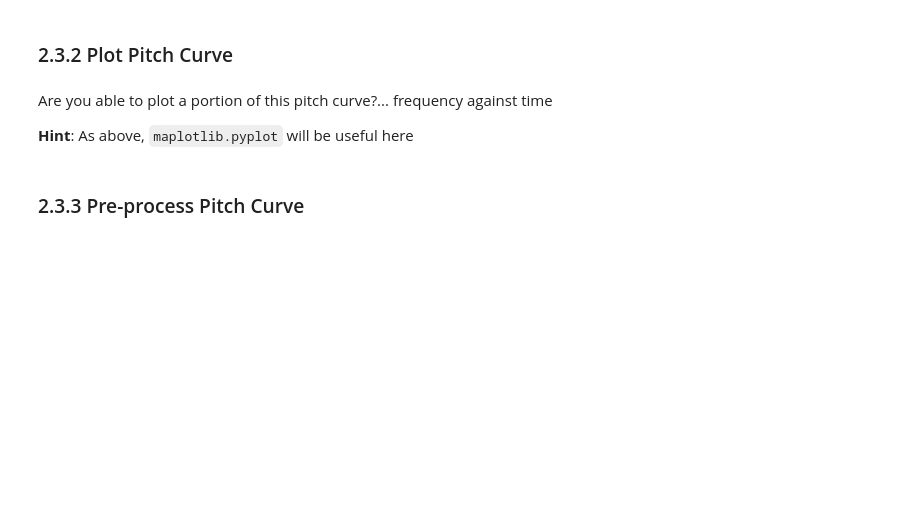
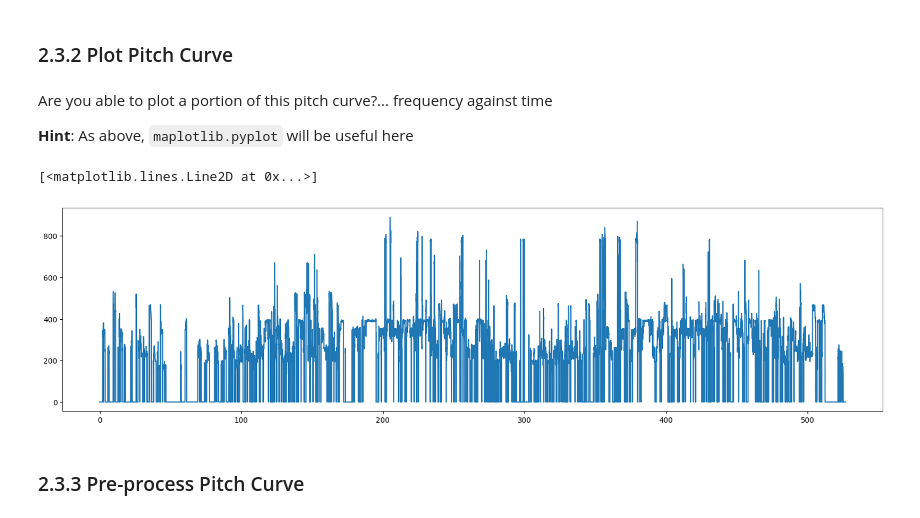
Before and after one commit to pdpau/Raga-Bhairavi-Pattern-Identification, a Jupyter notebook: code/notebooks/characterization/feature_extraction_modified.ipynb, the cells around one changed output. Cells and saved outputs as stored; diff of their text form; code cells hidden in the pictures; blank space fills up the shorter version.

```diff
--- a/code/notebooks/characterization/feature_extraction_modified.ipynb
+++ b/code/notebooks/characterization/feature_extraction_modified.ipynb
@@ -321,5 +323,9 @@ Hint: To extract values to a numpy array from a pandas dataframe (`df`) column y
 # %%
 # load pitch curve to pandas dataframe or numpy array
+pitch_file_path = '../../../data/raw/Koti Janmani/Koti Janmani.pitch.txt'
+
+pitch_file = pd.read_csv(pitch_file_path, sep="\t", header=None)
+pitch_file.columns = ["time", "pitch"]
 # %% [markdown]
 Or alternatively extract the pitch curve using an existing implementation
 
@@ -342,6 +348,13 @@ time = melodia_pitch_track[:,0]
 Hint: Are you using the vocal stem or the mixed track? Have you applied source separation? Make sure to listen to the audio beforehand to ensure the quality.
 # %%
 # extract pitch curve from path
+
+time = pitch_file["time"].values
+
+pitch = pitch_file["pitch"].values
+
+# cents = np.array([pitch_to_cents(p) for p in pitch])
+timestep = time[1] - time[0]
 # %% [markdown]
 ### 2.3.2 Plot Pitch Curve
 # %% [markdown]
@@ -351,5 +371,10 @@ Are you able to plot a portion of this pitch curve?... frequency against time
 # %%
 # plot portion of pitch curve
+plt.figure(figsize=(20, 5))
+plt.plot(time, pitch)
+# %% [output]
+[<matplotlib.lines.Line2D at 0x...>]
+[figure, added]
 # %% [markdown]
 ### 2.3.3 Pre-process Pitch Curve
 # %% [markdown]
```
Also changed, not shown: parts of 4 cells of this notebook.
